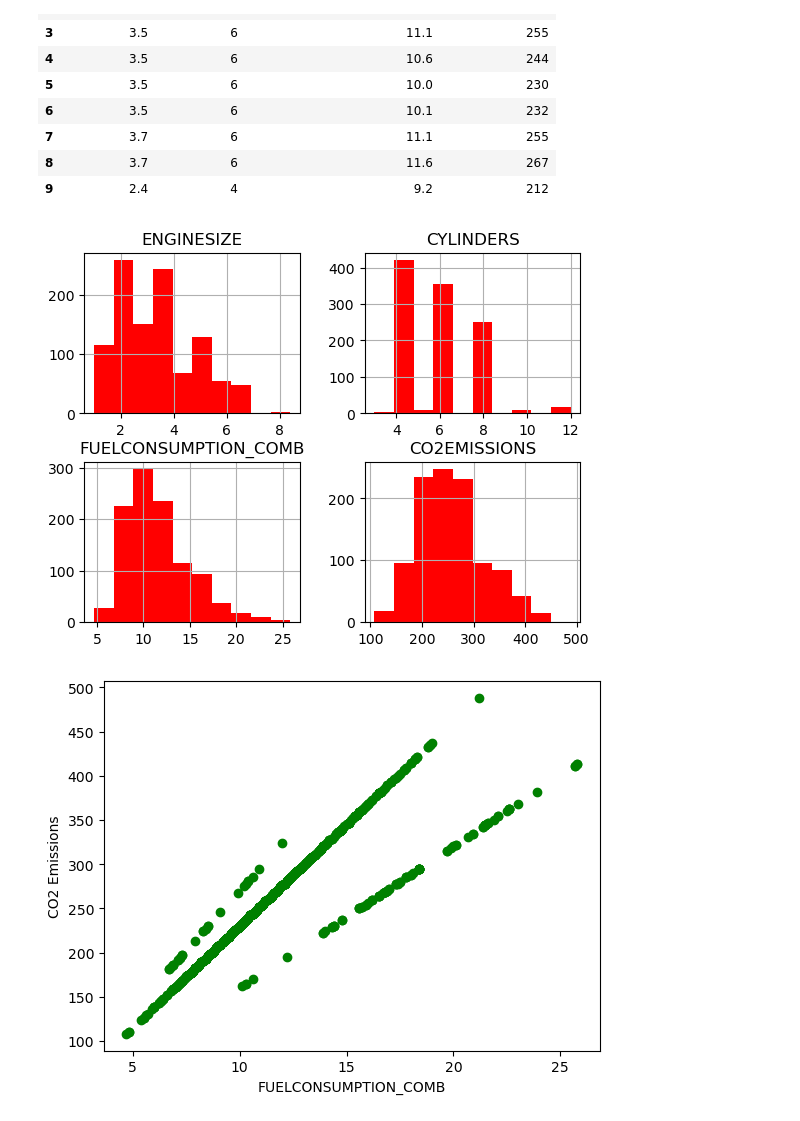
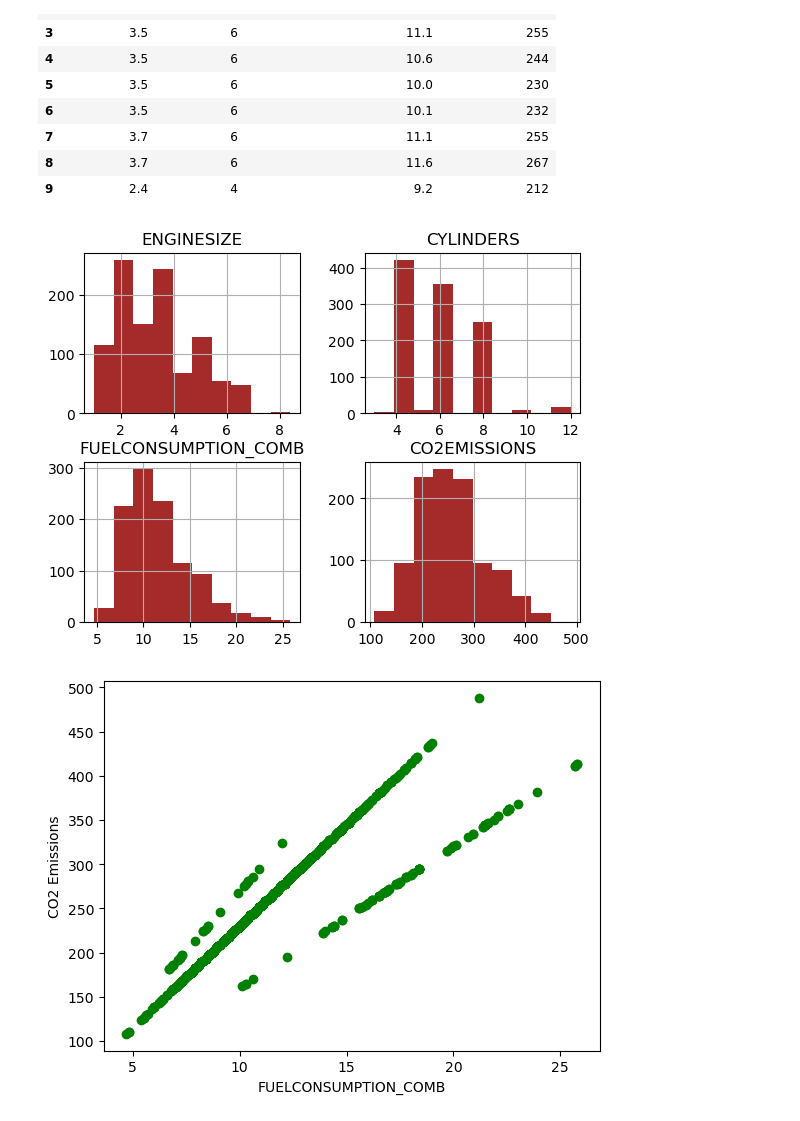
Before and after one commit to katyalmohit/python-projects, a Jupyter notebook: machine-learning/simple_linear_regression.ipynb, the cells around one changed output. Cells and saved outputs as stored; diff of their text form; code cells hidden in the pictures.

Commit message:
Change color of histogram

```diff
--- a/machine-learning/simple_linear_regression.ipynb
+++ b/machine-learning/simple_linear_regression.ipynb
@@ -59,10 +59,10 @@ cdf.head(10)
 # %%
 viz = cdf[['ENGINESIZE', 'CYLINDERS', 'FUELCONSUMPTION_COMB', 'CO2EMISSIONS']]
 #To plot histogram
-viz.hist()
+viz.hist(color='brown')
 plt.show()
 # %% [output]
-[figure, old version]
+[figure, new version]
 # %%
 plt.scatter(cdf.FUELCONSUMPTION_COMB, cdf.CO2EMISSIONS, color='green')
 plt.xlabel('FUELCONSUMPTION_COMB')
```
